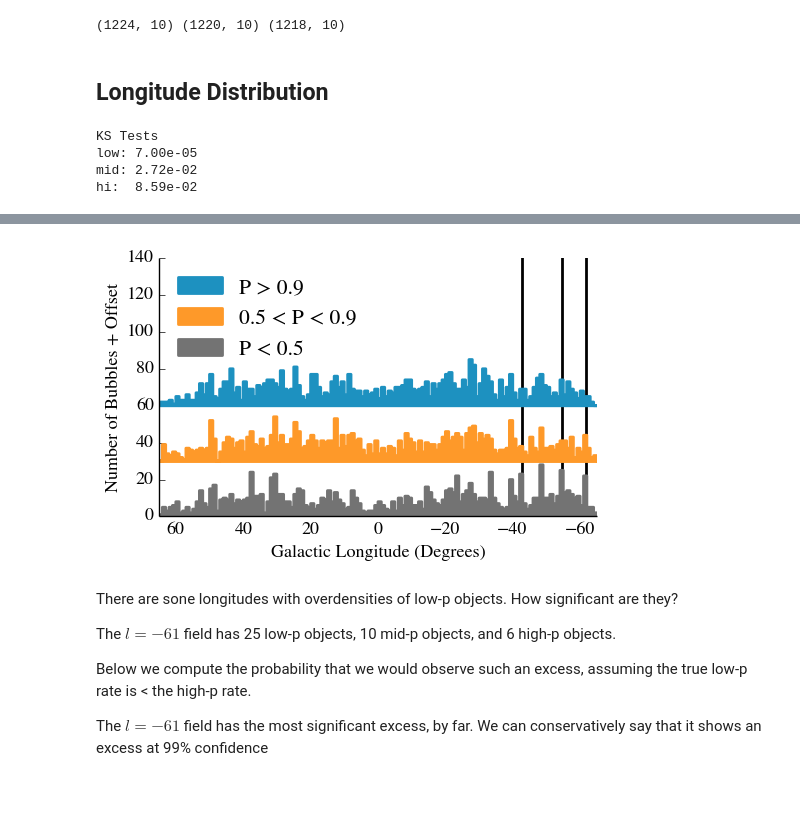
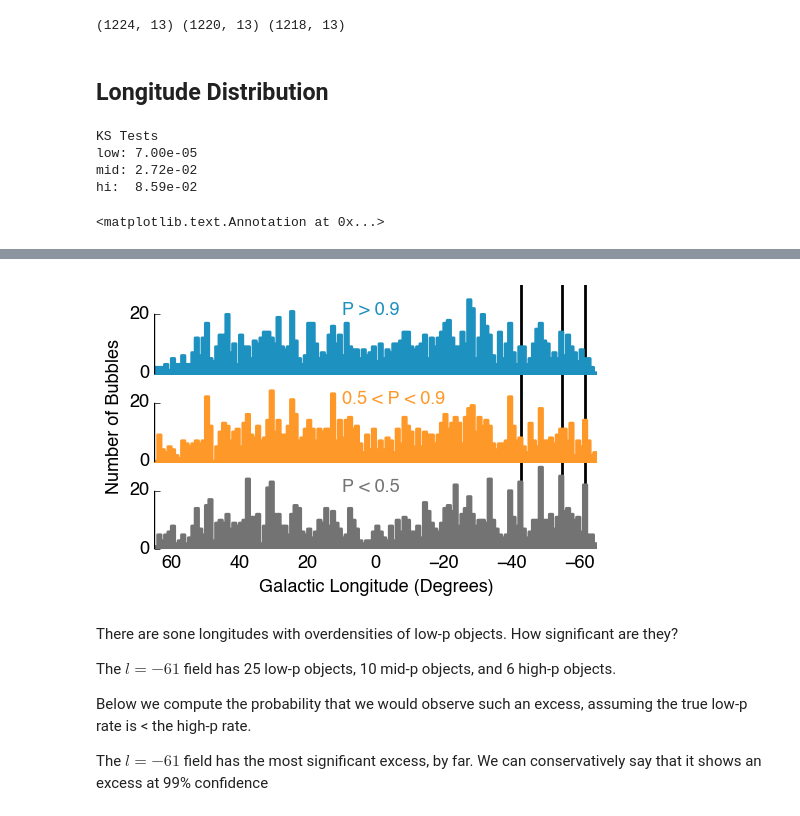
Before and after one commit to ChrisBeaumont/brut, a Jupyter notebook: notebooks/distributions.ipynb, the cells around one changed output, grey strips where cells are left out. Saved outputs shown, nothing was run; the diff lists cells and outputs as text; code cells hidden in the pictures.

```diff
--- a/notebooks/distributions.ipynb
+++ b/notebooks/distributions.ipynb
@@ -87,6 +87,9 @@ data.lon[data.lon > 270] = data.lon - 360
 data['diam'] = 2 * np.sqrt(data.a * data.b) * 60.
 data['dist'] = bubble_distances(data.lon.values, data.lat.values, data.a.values)
 data['has_hii'] = matched_hii(data.lon.values, data.lat.values, data.a.values)
+data['phys_diam'] = 1000 * np.radians(data.diam / 60) * data.dist
+data['x'] = data.dist * (-1 * np.sin(np.radians(data.lon)))
+data['y'] = data.dist * np.cos(np.radians(data.lon))
 # %%
 low = data[data.prob < .5]
 mid = data[(data.prob >= .5) & (data.prob < .9)]
@@ -98,7 +101,7 @@ nhi = data[~(data.prob >= .9)]
 
 print low.shape, mid.shape, hi.shape
 # %% [output]
-(1224, 10) (1220, 10) (1218, 10)
+(1224, 13) (1220, 13) (1218, 13)
 # %%
 def compare(c, **kwargs):
     kwargs.setdefault('lw', 2)
@@ -143,24 +146,34 @@ for offset, artist in zip([0, 30, 60], artists):
     artist.set_facecolor(artist.get_edgecolor())
 
 plt.xlabel("Galactic Longitude (Degrees)")
-plt.ylabel("Number of Bubbles + Offset")
-#I jus't dont find these regions convincing enough to plot
-#arm(45, 52, 'Sagittarius')
-#arm(22, 33, 'Scutum')
-#arm(12, 17, 'M16/M17')
-#arm(-10, -5, 'NGC 6334/NGC6357')
-#arm(-35, -22, 'Norma')
-#arm(-57, -52, 'Scutum')
-plt.legend(loc='upper left', frameon=False)
+plt.ylabel("Number of Bubbles")
+
 plt.xlim(65, -65)
-plt.ylim(0, 140)
+plt.ylim(0, 90)
 
+yt = np.array([0, 20, 30, 50, 60, 80])
+yl = yt % 30
+plt.yticks(yt, yl)
 for x in [-42, -54, -61]:
     plt.axvline(x - 0.6, color='k', zorder=0)
 
-remove_border()
+remove_border(left=False, bottom=False)
+opts = dict(color='k', lw=1)
+
+plt.plot([65, 65], [0, 20], **opts)
+plt.plot([65, 65], [30, 50], **opts)
+plt.plot([65, 65], [60, 80], **opts)
+#plt.plot([65, -65], [-.5, -.5], **opts)
+#plt.plot([65, -65], [29.5, 29.5], **opts)
+#plt.plot([65, -65], [60, ], **opts)
+plt.gca().yaxis.tick_left()
+
+plt.annotate('P > 0.9', (10, 80), ha='left', color=artists[2][0].get_facecolor())
+plt.annotate('0.5 < P < 0.9', (10, 50), ha='left', color=artists[1][0].get_facecolor())
+plt.annotate('P < 0.5', (10, 20), ha='left', color=artists[0][0].get_facecolor())
 # %% [output]
 KS Tests
 low: 7.00e-05
 mid: 2.72e-02
 hi:  8.59e-02
+<matplotlib.text.Annotation at 0x...>
@@ -167,4 +182,4 @@ hi:  8.59e-02
-[figure, old version]
+[figure, new version]
 # %% [markdown]
 There are sone longitudes with overdensities of low-p objects. How significant are they?
 
```
Also changed, not shown: parts of 13 cells of this notebook, 18 other files.
